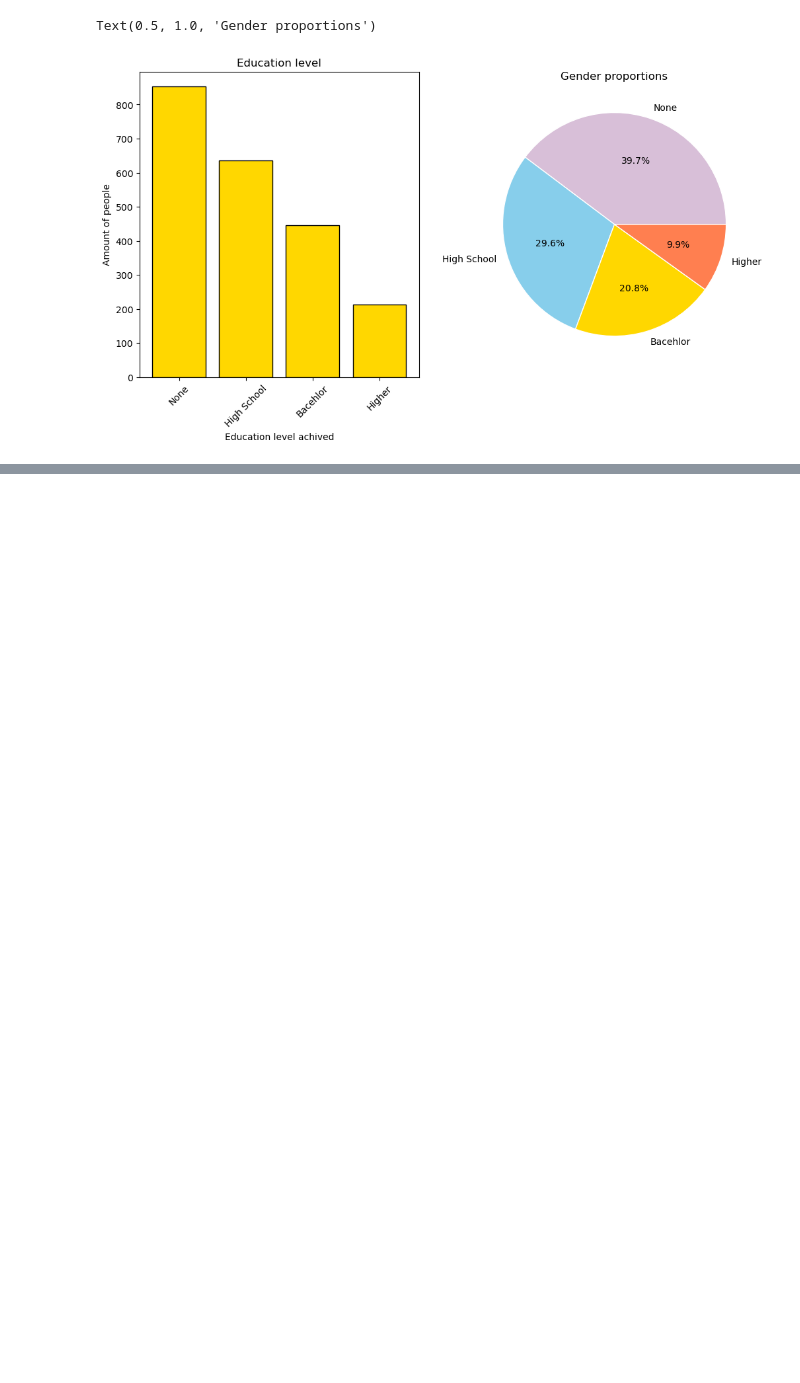
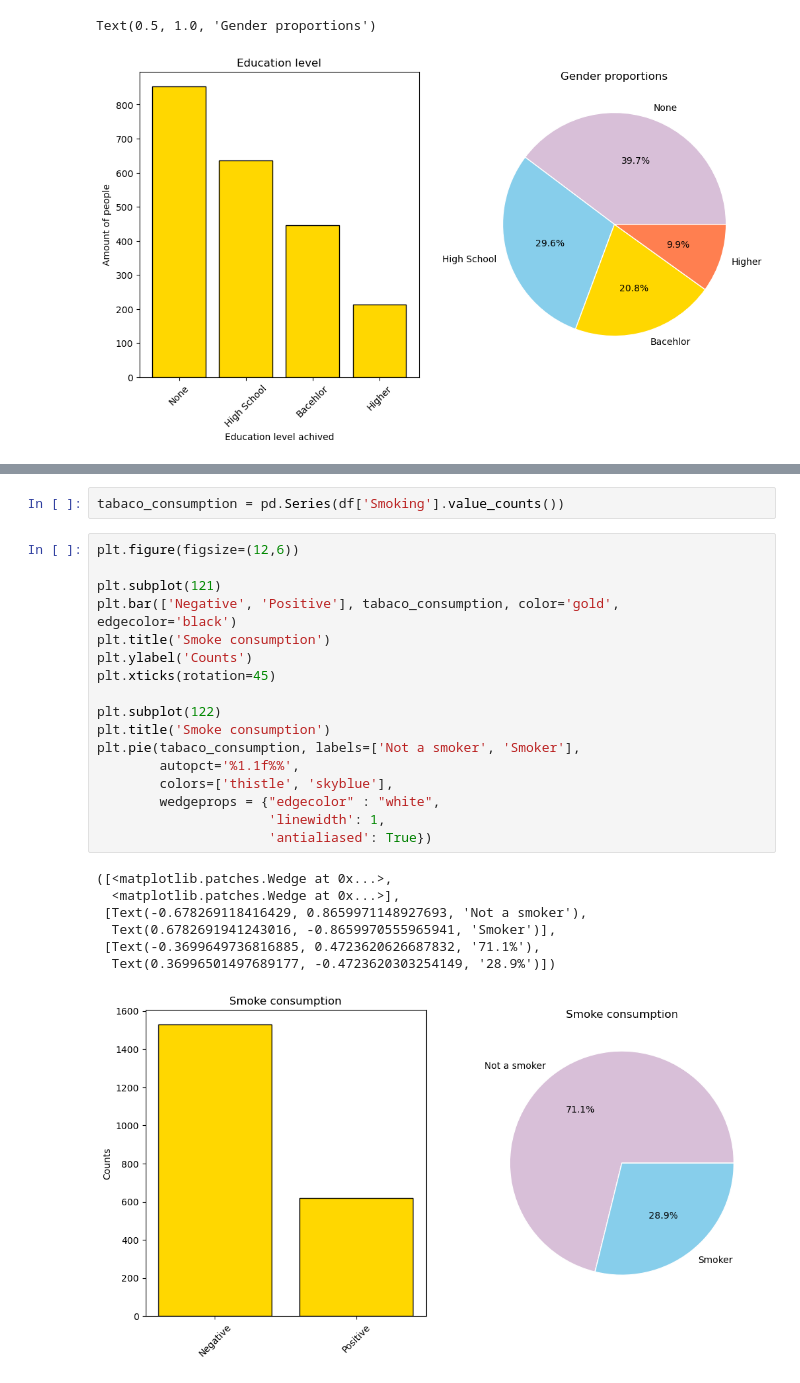
Before and after one commit to fdiezdev/alzheimer-dataset, a Jupyter notebook: main.ipynb, the cells around one changed output, grey strips where cells are left out. Cells and saved outputs as stored; diff of their text form; blank space fills up the shorter version.

```diff
--- a/main.ipynb
+++ b/main.ipynb
@@ -216,0 +249,27 @@ Hasta ahora, a modo de resumen podemos concluir de éste dataset:
+# %%
+tabaco_consumption = pd.Series(df['Smoking'].value_counts())
+# %%
+plt.figure(figsize=(12,6))
+
+plt.subplot(121)
+plt.bar(['Negative', 'Positive'], tabaco_consumption, color='gold', edgecolor='black')
+plt.title('Smoke consumption')
+plt.ylabel('Counts')
+plt.xticks(rotation=45)
+
+plt.subplot(122)
+plt.title('Smoke consumption')
+plt.pie(tabaco_consumption, labels=['Not a smoker', 'Smoker'],
+        autopct='%1.1f%%',
+        colors=['thistle', 'skyblue'],
+        wedgeprops = {"edgecolor" : "white",
+                      'linewidth': 1,
+                      'antialiased': True})
+# %% [output]
+([<matplotlib.patches.Wedge at 0x...>,
+  <matplotlib.patches.Wedge at 0x...>],
+ [Text(-0.678269118416429, 0.8659971148927693, 'Not a smoker'),
+  Text(0.6782691941243016, -0.8659970555965941, 'Smoker')],
+ [Text(-0.3699649736816885, 0.4723620626687832, '71.1%'),
+  Text(0.36996501497689177, -0.4723620303254149, '28.9%')])
+[figure, added]
```
Also changed, not shown: parts of 36 cells of this notebook.
